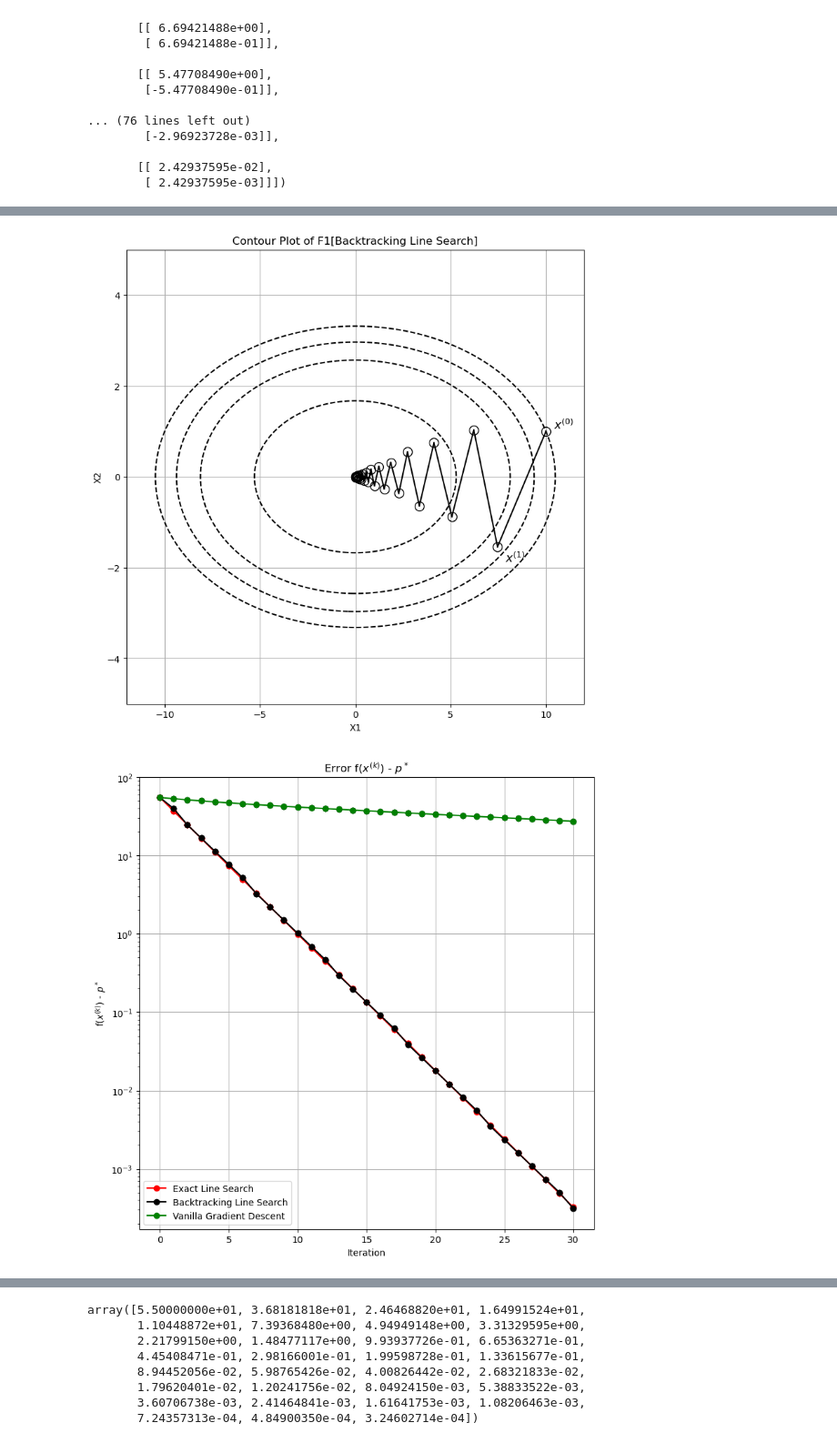
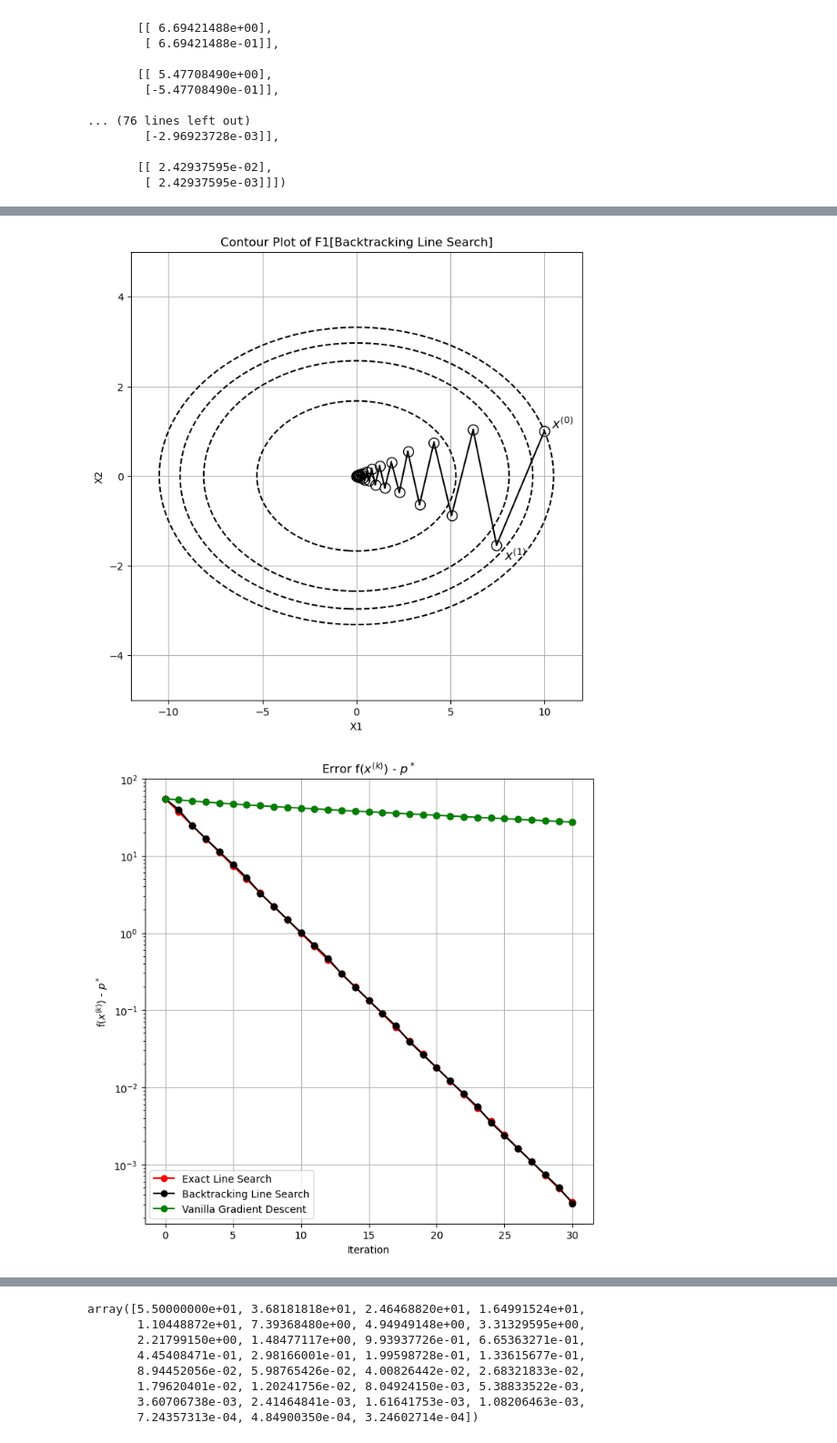
Before and after one commit to Ravi-Raghavan/ConvexOptimization, a Jupyter notebook: Homework #4 - Part 2.ipynb, the cells around one changed output, grey strips where cells are left out. Shown at 91% size. Cells and saved outputs as stored; diff of their text form; code cells hidden in the pictures.

Commit message:
Resized figures from 9 x 9 to 8 x 8

```diff
--- a/Homework #4 - Part 2.ipynb
+++ b/Homework #4 - Part 2.ipynb
@@ -330,7 +330,7 @@ def f1_plot(x1, x2, gamma = 10):
 F = f1_plot(X1, X2)
 
 #set figure size
-plt.figure(figsize = (9, 9))
+plt.figure(figsize = (8, 8))
 
 #plot f1 backtracking iterates
 for point in f1_backtracking_iterates:
@@ -353,38 +353,38 @@ plt.title('Contour Plot of F1[Backtracking Line Search]')
 plt.grid(True)
 plt.show()
 # %% [output]
-[figure, old version]
+[figure, new version]
 # %%
 #optimal function value
 p_star = 0
 
 #compute error values(i.e. difference between function value and optimal function value) throughout iterations of exact line search gradient descent and backtracking gradient descent and vanilla gradient descent
 f1_exact_line_search_distance_from_optimal = f1_exact_line_search_function_values - p_star
 f1_backtracking_distance_from_optimal = f1_backtracking_function_values - p_star
 f1_vanilla_gd_distance_from_optimal = f1_vanilla_gd_function_values - p_star
 
 #set figure size
-plt.figure(figsize = (9, 9))
+plt.figure(figsize = (8, 8))
 
 #plot error values
 line1, = plt.plot(f1_exact_line_search_distance_from_optimal, marker='o', color='red', linestyle='-')
 line2, = plt.plot(f1_backtracking_distance_from_optimal, marker='o', color='black', linestyle='-')
 line3, = plt.plot(f1_vanilla_gd_distance_from_optimal, marker='o', color='green', linestyle='-')
 
 #indicate, via points, each error value on the lines
 plt.scatter(range(len(f1_exact_line_search_distance_from_optimal)), f1_exact_line_search_distance_from_optimal, color='red')
 plt.scatter(range(len(f1_backtracking_distance_from_optimal)), f1_backtracking_distance_from_optimal, color='black')
 plt.scatter(range(len(f1_vanilla_gd_distance_from_optimal)), f1_vanilla_gd_distance_from_optimal, color='black')
 
 #label axes, label title, and add legend
 plt.xlabel('Iteration')
 plt.ylabel(r'f($x^{(k)}$) - $p^*$')
 plt.yscale('log')
 plt.title(r'Error f($x^{(k)}$) - $p^*$')
 plt.legend(handles=[line1, line2, line3], labels=['Exact Line Search', 'Backtracking Line Search', 'Vanilla Gradient Descent'])
 plt.grid(True)
 plt.show()
 # %% [output]
-[figure, old version]
+[figure, new version]
 # %%
 #set figure size
```
Also changed, not shown: parts of 8 cells of this notebook.
